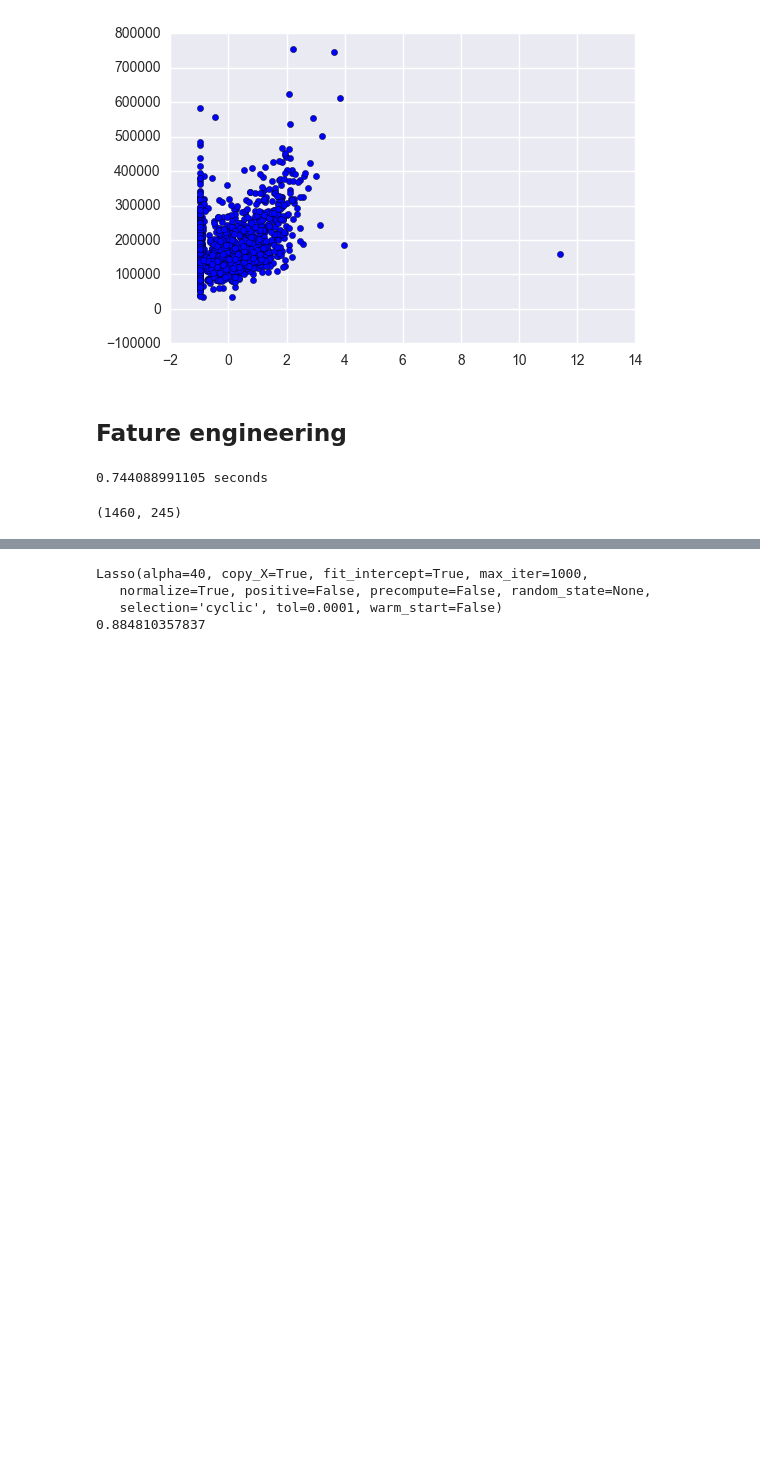
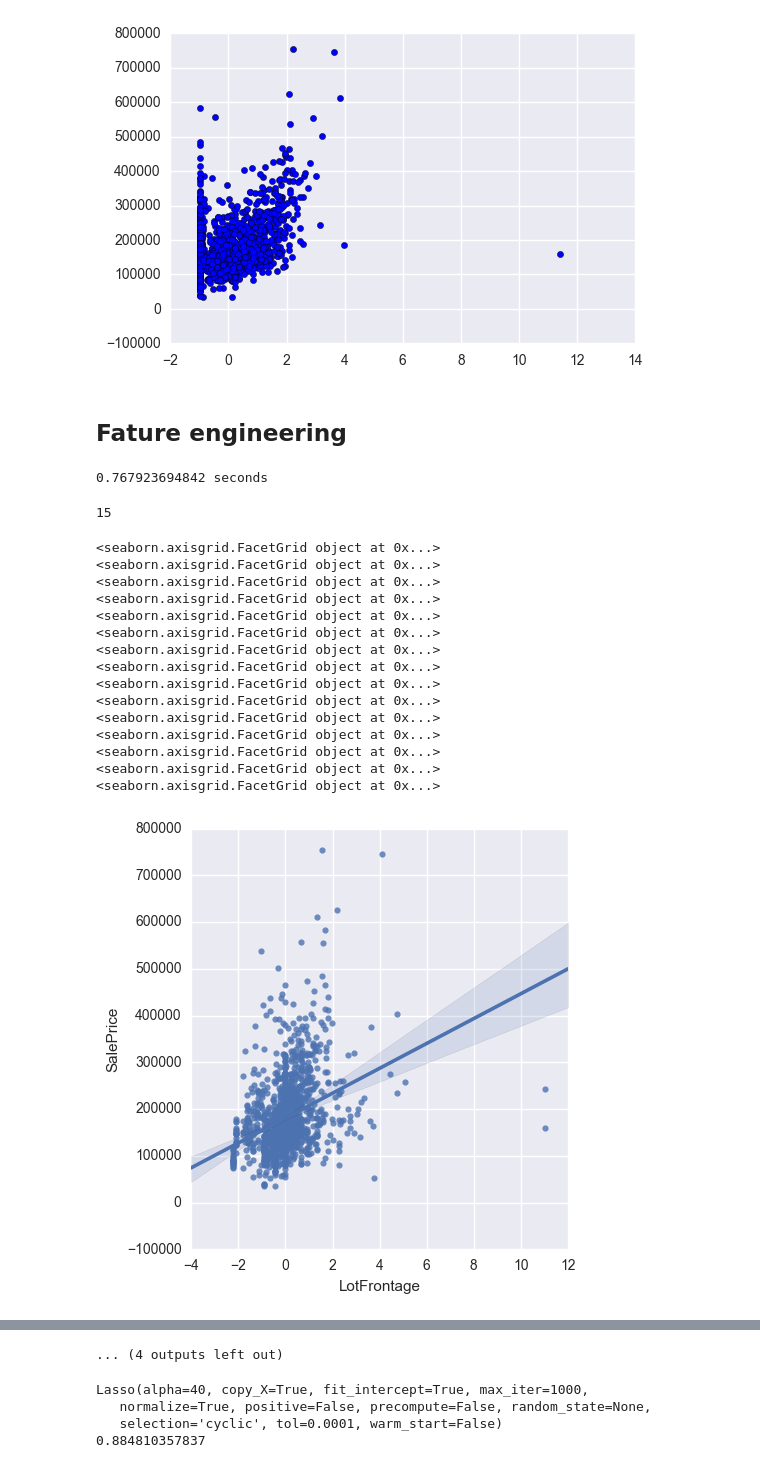
Before and after one commit to zlatankr/Projects, a Jupyter notebook: Homes/EDA.ipynb, the cells around one changed output, grey strips where cells are left out. Drawn from its saved outputs; the diff is of its cells as text; code cells hidden in the pictures; blank space fills up the shorter version.

```diff
--- a/Homes/EDA.ipynb
+++ b/Homes/EDA.ipynb
@@ -211,6 +211,15 @@ def impute(train, test):
     return train, test
 # %%
 train, test = impute(train, test)
+# %%
+def log(train, test, y):
+    for i in (train, test):
+        for z in train.columns[train.dtypes != object]:
+            i[z] = np.log(i[z] + 1)
+    y = np.log(y)
+    return train, test, y
+# %%
+train, test, y = log(train, test, y)
 # %%
 from sklearn.preprocessing import StandardScaler
 
@@ -243,8 +252,35 @@ def dummies(train, test):
 # %%
 train, test = dummies(train, test)
 # %% [output]
-0.744088991105 seconds
+0.767923694842 seconds
-# %%
-np.shape(train)
-# %% [output]
-(1460, 245)
+# %%
+nums = []
+for i in train.columns:
+    if train[i].nunique() > 100:
+        nums.append(i)
+# %%
+len(nums)
+# %% [output]
+15
+# %%
+train = pd.concat((y, train), axis=1)
+# %%
+for i in nums:
+    print sns.lmplot(i, 'SalePrice', train)
+# %% [output]
+<seaborn.axisgrid.FacetGrid object at 0x...>
+<seaborn.axisgrid.FacetGrid object at 0x...>
+<seaborn.axisgrid.FacetGrid object at 0x...>
+<seaborn.axisgrid.FacetGrid object at 0x...>
+<seaborn.axisgrid.FacetGrid object at 0x...>
+<seaborn.axisgrid.FacetGrid object at 0x...>
+<seaborn.axisgrid.FacetGrid object at 0x...>
+<seaborn.axisgrid.FacetGrid object at 0x...>
+<seaborn.axisgrid.FacetGrid object at 0x...>
+<seaborn.axisgrid.FacetGrid object at 0x...>
+<seaborn.axisgrid.FacetGrid object at 0x...>
+<seaborn.axisgrid.FacetGrid object at 0x...>
+<seaborn.axisgrid.FacetGrid object at 0x...>
+<seaborn.axisgrid.FacetGrid object at 0x...>
+<seaborn.axisgrid.FacetGrid object at 0x...>
+[figure, added]
@@ -251,3 +297,4 @@ np.shape(train)
+... (4 outputs left out)
 # %%
 from sklearn.grid_search import GridSearchCV
 from sklearn.linear_model import Lasso
```
Also changed, not shown: parts of 10 cells of this notebook, 9 other files.
